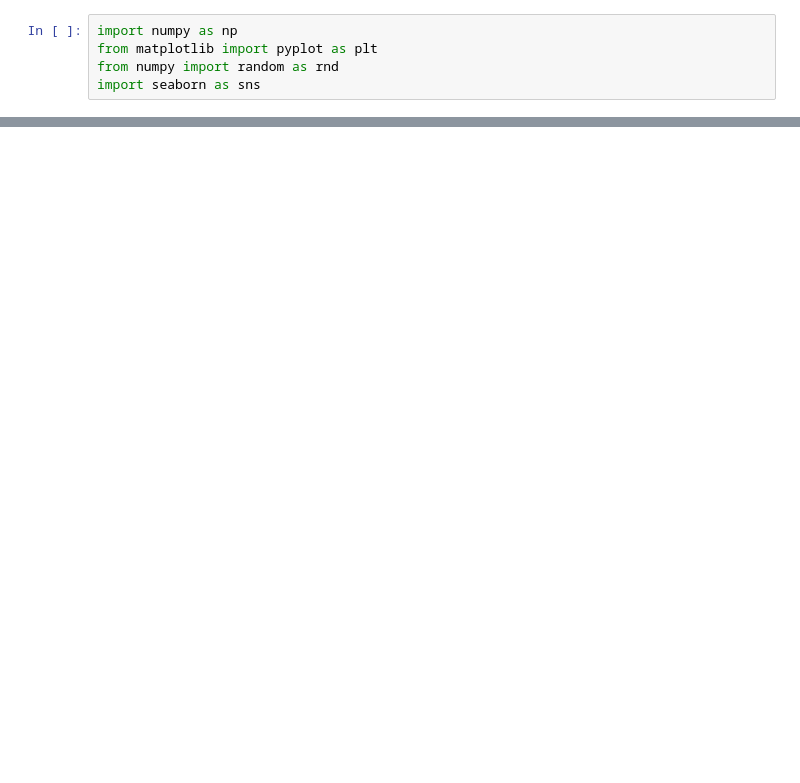
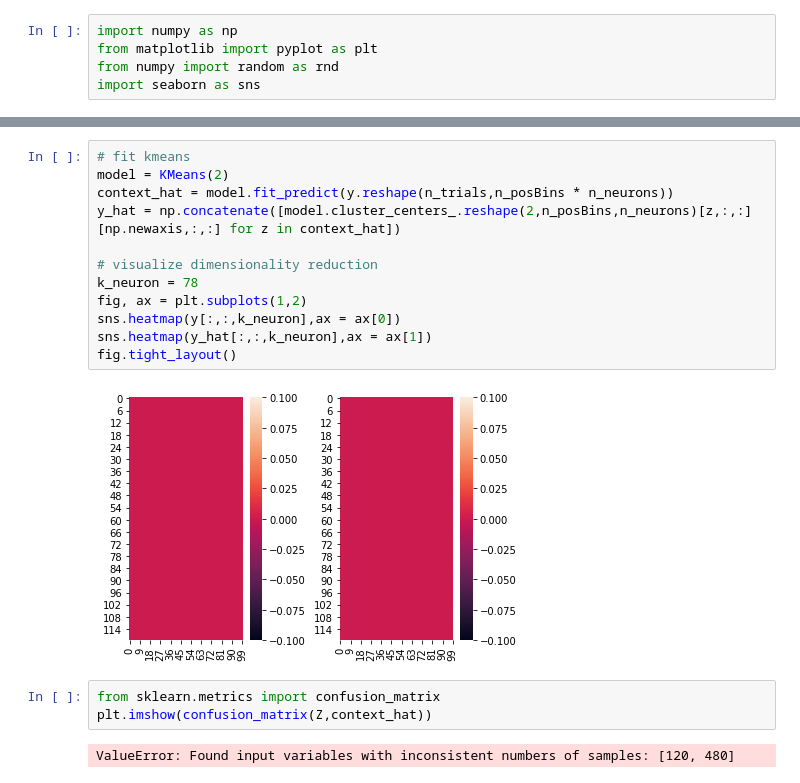
Before and after one commit to sternj98/remapping_detection, a Jupyter notebook: simulation.ipynb, the cells around one changed output, grey strips where cells are left out. Saved outputs shown, nothing was run; the diff lists cells and outputs as text; blank space fills up the shorter version.

```diff
--- a/simulation.ipynb
+++ b/simulation.ipynb
@@ -73,0 +96,19 @@ X.shape
+# %%
+# fit kmeans
+model = KMeans(2)
+context_hat = model.fit_predict(y.reshape(n_trials,n_posBins * n_neurons))
+y_hat = np.concatenate([model.cluster_centers_.reshape(2,n_posBins,n_neurons)[z,:,:][np.newaxis,:,:] for z in context_hat])
+
+# visualize dimensionality reduction
+k_neuron = 78
+fig, ax = plt.subplots(1,2)
+sns.heatmap(y[:,:,k_neuron],ax = ax[0])
+sns.heatmap(y_hat[:,:,k_neuron],ax = ax[1])
+fig.tight_layout()
+# %% [output]
+[figure, added]
+# %%
+from sklearn.metrics import confusion_matrix
+plt.imshow(confusion_matrix(Z,context_hat))
+# %% [output]
+ValueError: Found input variables with inconsistent numbers of samples: [120, 480]
```
Also changed, not shown: parts of 13 cells of this notebook.
